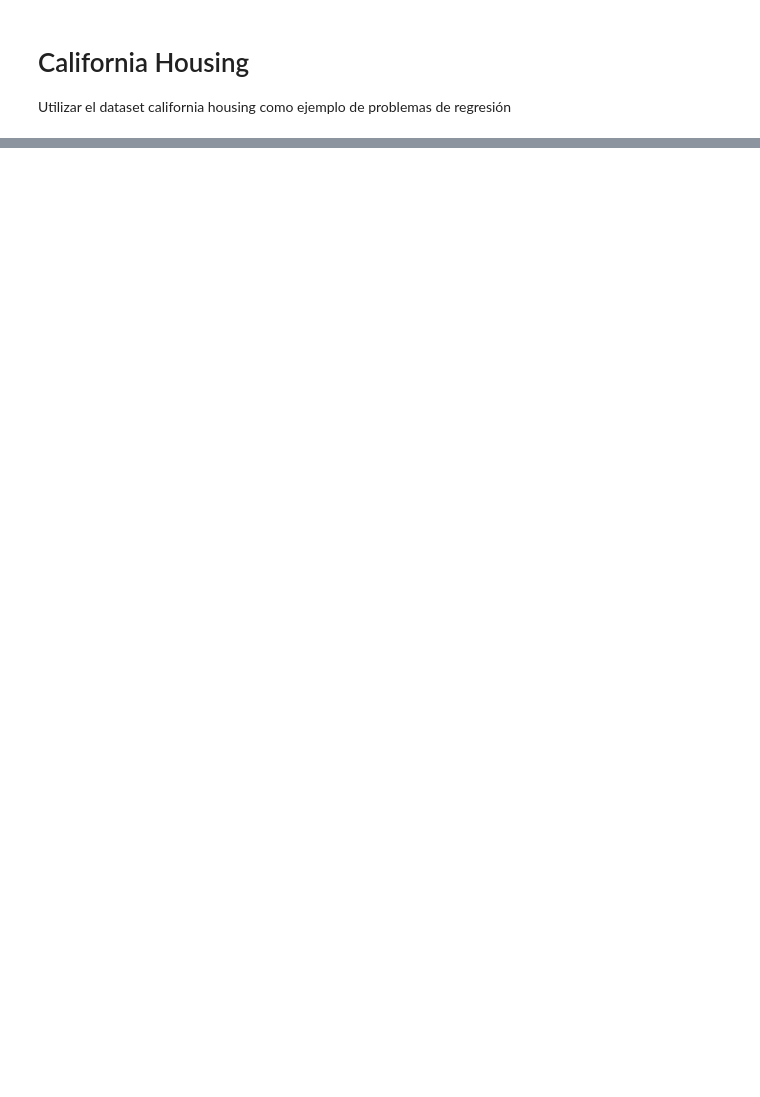
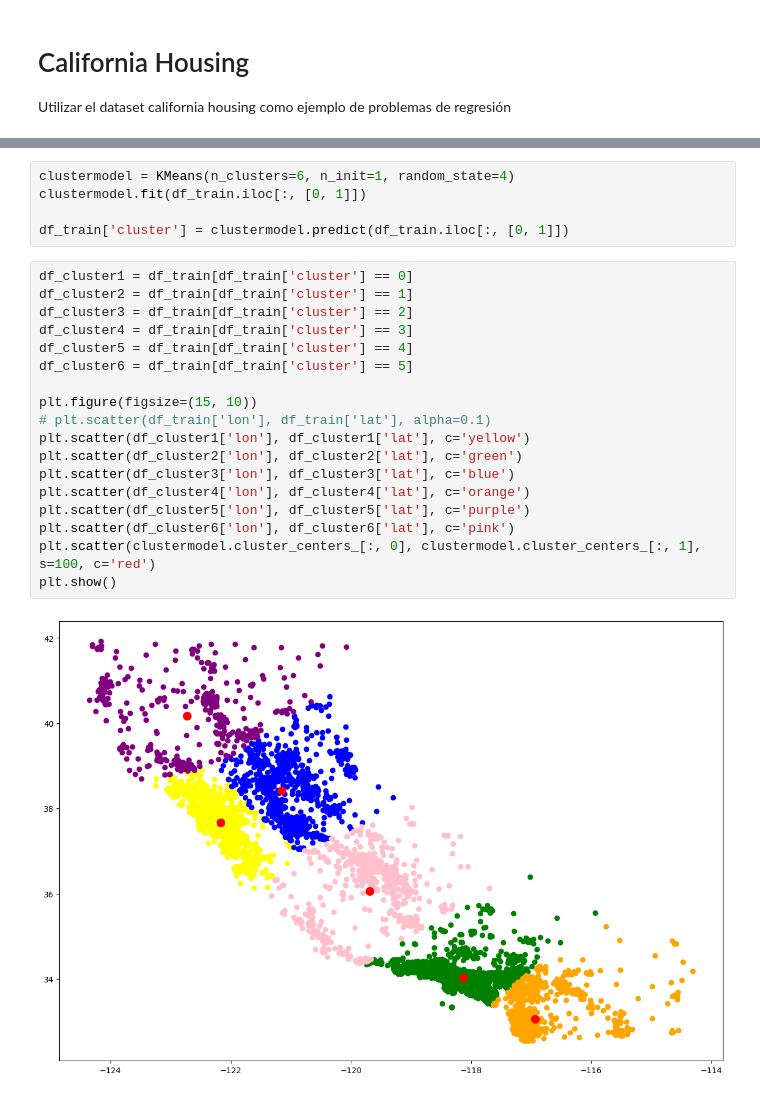
Before and after one commit to estanislaovelez/brain, a Jupyter notebook: 2. Machine Learning/1.1 California_housing.ipynb, the cells around one changed output, grey strips where cells are left out. Saved outputs shown, nothing was run; the diff lists cells and outputs as text; blank space fills up the shorter version.

Commit message:
clustering

```diff
--- a/2. Machine Learning/1.1 California_housing.ipynb
+++ b/2. Machine Learning/1.1 California_housing.ipynb
@@ -37,0 +92,25 @@ df_train
+# %%
+clustermodel = KMeans(n_clusters=6, n_init=1, random_state=4)
+clustermodel.fit(df_train.iloc[:, [0, 1]])
+
+df_train['cluster'] = clustermodel.predict(df_train.iloc[:, [0, 1]])
+# %%
+df_cluster1 = df_train[df_train['cluster'] == 0]
+df_cluster2 = df_train[df_train['cluster'] == 1]
+df_cluster3 = df_train[df_train['cluster'] == 2]
+df_cluster4 = df_train[df_train['cluster'] == 3]
+df_cluster5 = df_train[df_train['cluster'] == 4]
+df_cluster6 = df_train[df_train['cluster'] == 5]
+
+plt.figure(figsize=(15, 10))
+# plt.scatter(df_train['lon'], df_train['lat'], alpha=0.1)
+plt.scatter(df_cluster1['lon'], df_cluster1['lat'], c='yellow')
+plt.scatter(df_cluster2['lon'], df_cluster2['lat'], c='green')
+plt.scatter(df_cluster3['lon'], df_cluster3['lat'], c='blue')
+plt.scatter(df_cluster4['lon'], df_cluster4['lat'], c='orange')
+plt.scatter(df_cluster5['lon'], df_cluster5['lat'], c='purple')
+plt.scatter(df_cluster6['lon'], df_cluster6['lat'], c='pink')
+plt.scatter(clustermodel.cluster_centers_[:, 0], clustermodel.cluster_centers_[:, 1], s=100, c='red')
+plt.show()
+# %% [output]
+[figure, added]
```
Also changed, not shown: parts of 9 cells of this notebook.
